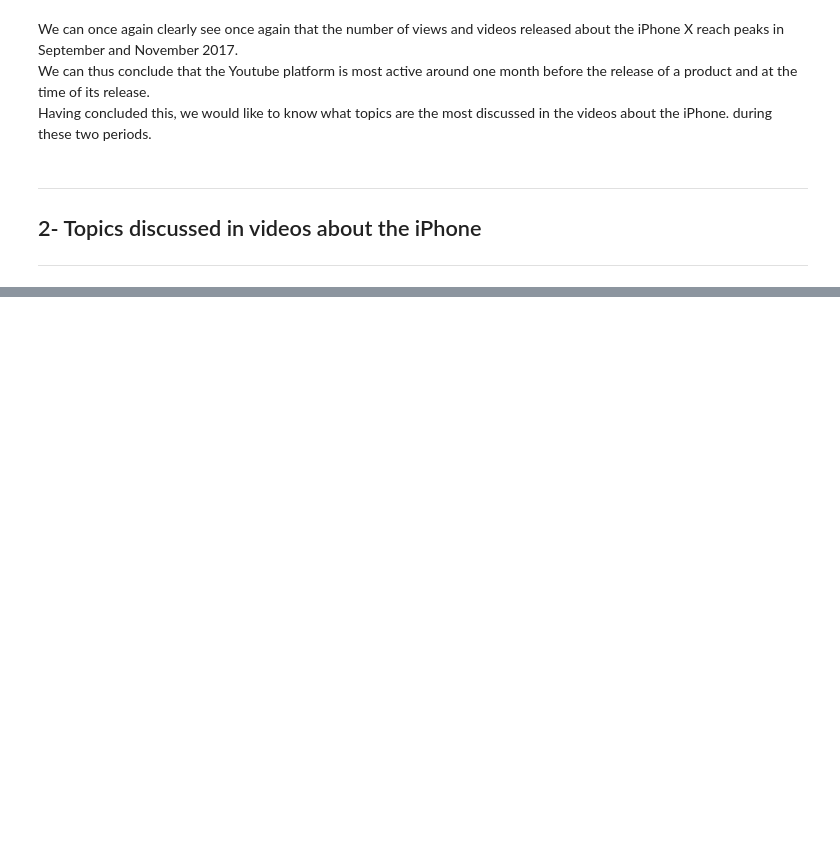
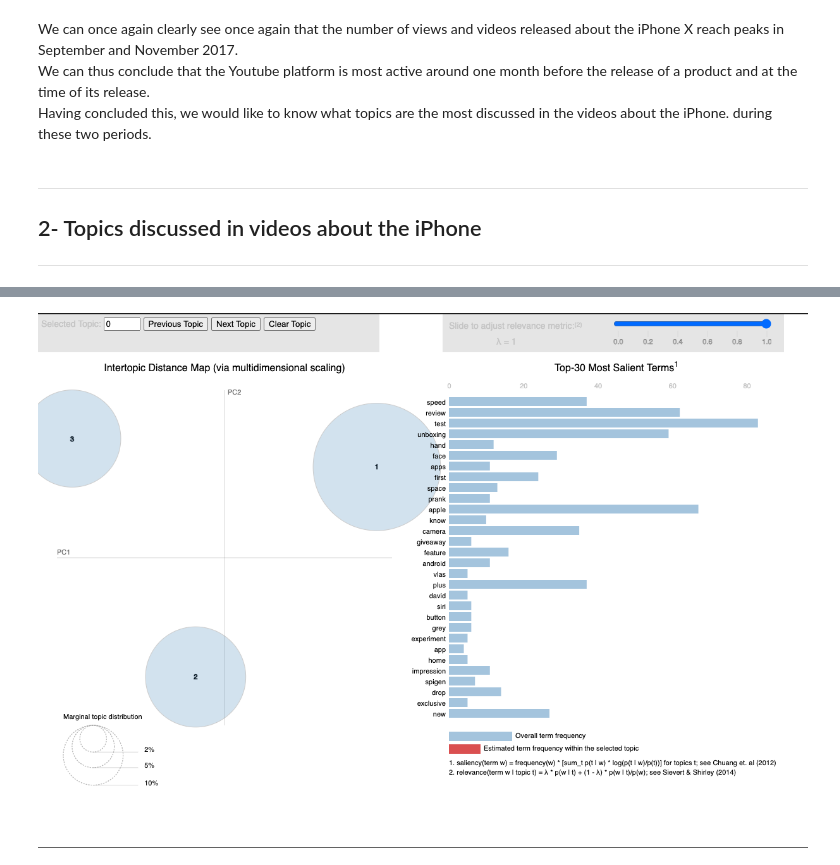
Before and after one commit to epfl-ada/ada-2023-project-datasquad2023, a Jupyter notebook: Ali.ipynb, the cells around one changed output, grey strips where cells are left out. Drawn from its saved outputs; the diff is of its cells as text; code cells hidden in the pictures; blank space fills up the shorter version.

```diff
--- a/Ali.ipynb
+++ b/Ali.ipynb
@@ -355,0 +392,4 @@ topic
+# %%
+Image(filename='release.png')
+# %% [output]
+[figure, added]
```
Also changed, not shown: parts of 11 cells of this notebook, 2 other files.
